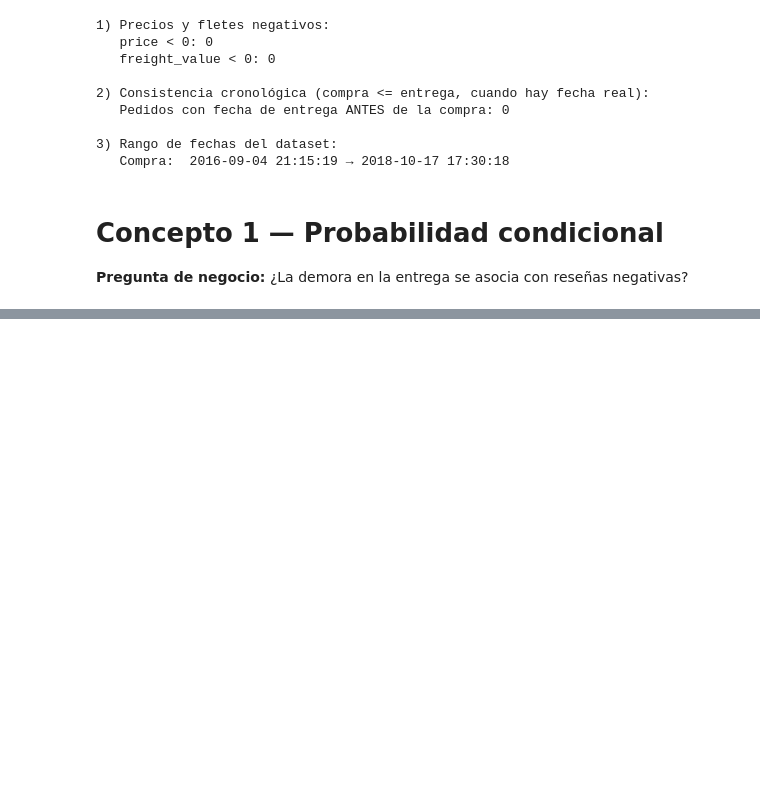
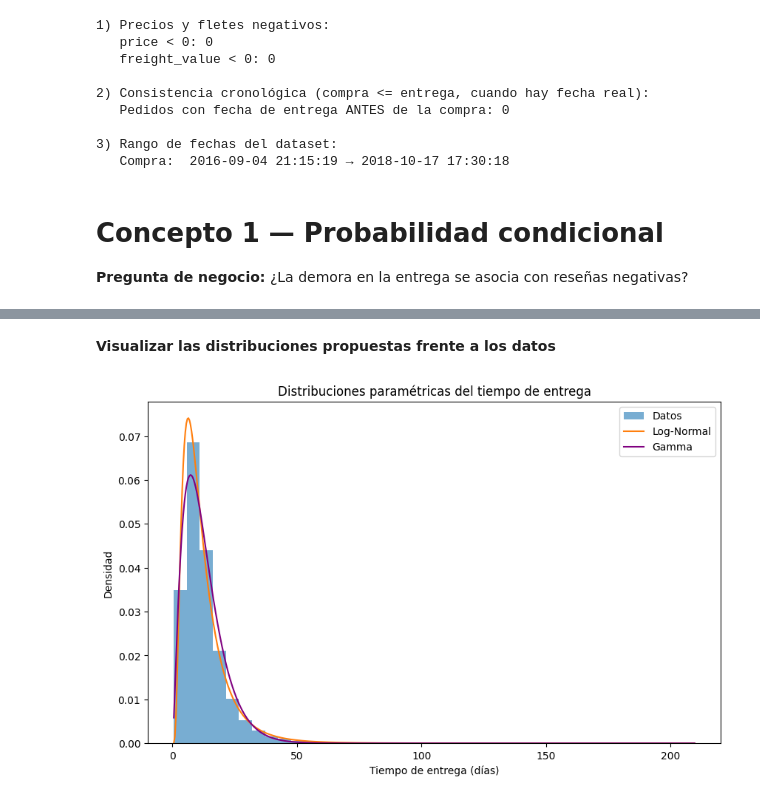
Before and after one commit to Walnut235/olist-probabilistic-analysis, a Jupyter notebook: notebooks/01_analisis_olist.ipynb, the cells around one changed output, grey strips where cells are left out. Saved outputs shown, nothing was run; the diff lists cells and outputs as text; code cells hidden in the pictures; blank space fills up the shorter version.

```diff
--- a/notebooks/01_analisis_olist.ipynb
+++ b/notebooks/01_analisis_olist.ipynb
@@ -465,7 +474,7 @@ No aplicamos `dropna()` global. Cada columna con NaN se trata según **por qué*
 
 Ningún pedido se elimina del DataFrame por tener NaN en estas columnas — solo se excluye puntualmente de los análisis específicos que requieren esa variable.
 # %%
-df_clean = df_analysis.copy()
+df_clean = df_master.copy()
 
 # Imputación puntual de product_category_name
 df_clean["product_category_name"] = df_clean["product_category_name"].fillna("sin_categoria")#imputar "Sin categoria" cuando esta haga falta, a nivel de item
@@ -595,0 +764,10 @@ df_clean["tiempo_entrega_dias"] = (
+# %%
+x = df_clean["tiempo_entrega_dias"].values
+
+x_clean = x[np.isfinite(x)]# Filtrar solo los valores finitos (elimina NaN e inf)
+
+lognorm_params = stats.lognorm.fit(x_clean, floc=0)# Ajustar los parámetros de la distribución
+print("Parámetros Log-Normal:")
+print("sigma =", lognorm_params[0])
+print("loc   =", lognorm_params[1])
+print("scale =", lognorm_params[2])
@@ -595,0 +779,7 @@ df_clean["tiempo_entrega_dias"] = (
+# %%
+gamma_params = stats.gamma.fit(x_clean, floc=0)
+
+print("Parámetros Gamma:")
+print("shape =", gamma_params[0])
+print("loc   =", gamma_params[1])
+print("scale =", gamma_params[2])
@@ -595,0 +832,35 @@ df_clean["tiempo_entrega_dias"] = (
+# %% [markdown]
+**Visualizar las distribuciones propuestas frente a los datos**
+# %%
+plt.figure(figsize=(10,6))
+
+plt.hist(
+    x_clean,
+    bins=40,
+    density=True,
+    alpha=0.6,
+    label="Datos"
+)
+
+x_grid = np.linspace(x_clean.min(), x_clean.max(), 500)
+
+plt.plot(
+    x_grid,
+    stats.lognorm.pdf(x_grid, *lognorm_params),
+    label="Log-Normal"
+)
+
+plt.plot(
+    x_grid,
+    stats.gamma.pdf(x_grid, *gamma_params),
+    label="Gamma",
+    color="purple"
+)
+
+plt.xlabel("Tiempo de entrega (días)")
+plt.ylabel("Densidad")
+plt.title("Distribuciones paramétricas del tiempo de entrega")
+plt.legend()
+plt.show()
+# %% [output]
+[figure, added]
```
Also changed, not shown: parts of 41 cells of this notebook.
